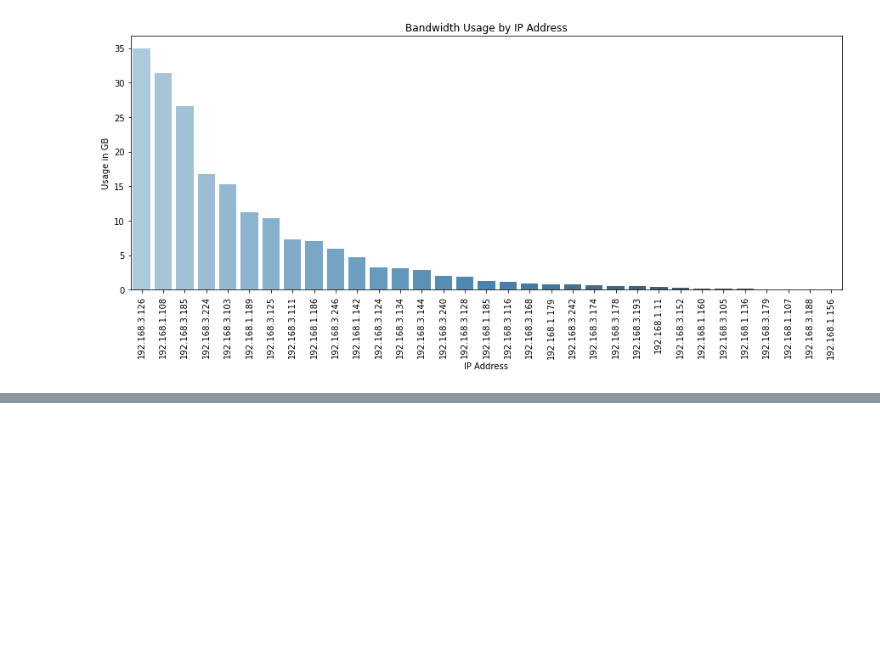
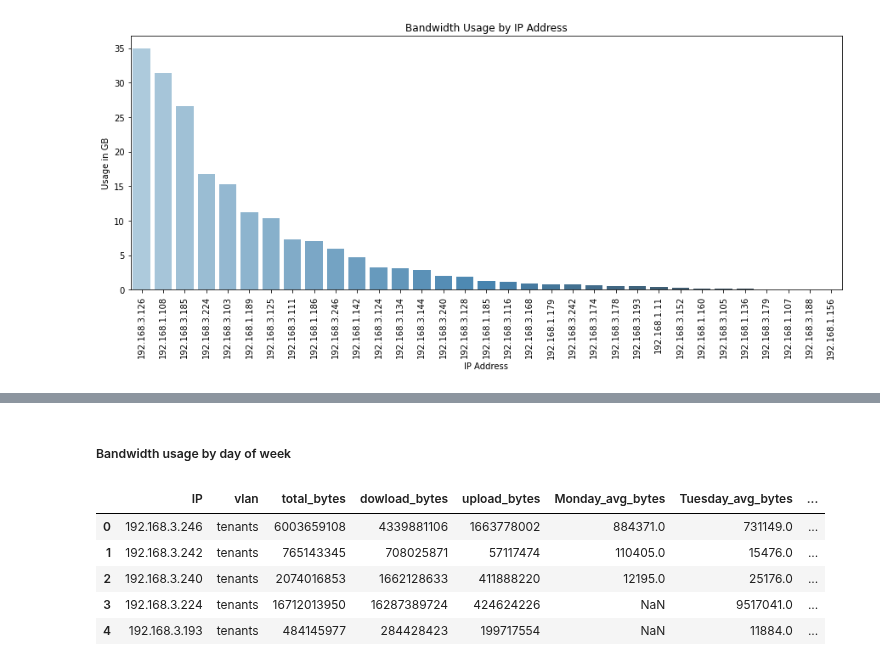
Before and after one commit to JohnnyFoulds/dsm010-2021-oct, a Jupyter notebook: coursework_02/cw02.ipynb, the cells around one changed output, grey strips where cells are left out. Saved outputs shown, nothing was run; the diff lists cells and outputs as text; code cells hidden in the pictures; blank space fills up the shorter version.

Commit message:
Created users dataset with features for clustering

```diff
--- a/coursework_02/cw02.ipynb
+++ b/coursework_02/cw02.ipynb
@@ -764,0 +836,48 @@ plt.show()
+# %% [markdown]
+##### Bandwidth usage by day of week
+# %%
+def get_dayofweek_usage(df_source, dayofweek):
+    """
+    Get the usage for a specific day of the week
+
+    Parameters
+    ----------
+    df_source : pySpark dataframe
+        The source dataframe
+    dayofweek : int
+        The day of the week to get the usage for
+
+    Returns
+    -------
+    df_dayofweek : pySpark dataframe
+        The dataframe with the day of the week usage
+    """
+    day_name = calendar.day_name[dayofweek - 1]
+
+    df_dayofweek_usage = df_source \
+        .select('IP', 'bytes_used') \
+        .where(f'day_of_week == "{dayofweek}"') \
+        .groupBy('IP') \
+        .avg() \
+        .withColumnRenamed('avg(bytes_used)', f'{day_name}_avg_bytes') \
+        .sort('IP', ascending=False).toPandas()
+
+    # change the average bytes to an integer
+    df_dayofweek_usage[f'{day_name}_avg_bytes'] = \
+        df_dayofweek_usage[f'{day_name}_avg_bytes'].astype(int)
+
+    return df_dayofweek_usage
+# %%
+# calculate the average usage for each day of the week
+for i in range(0, 7):
+    df_dayofweek_usage = get_dayofweek_usage(df_minute_vlan, i+1)
+    df_users = df_users.merge(df_dayofweek_usage, on='IP', how='left')
+
+df_users.head()
+# %% [output]
+|  | IP | vlan | total_bytes | dowload_bytes | upload_bytes | Monday_avg_bytes | Tuesday_avg_bytes | ... |
+| 0 | 192.168.3.246 | tenants | 6003659108 | 4339881106 | 1663778002 | 884371.0 | 731149.0 | ... |
+| 1 | 192.168.3.242 | tenants | 765143345 | 708025871 | 57117474 | 110405.0 | 15476.0 | ... |
+| 2 | 192.168.3.240 | tenants | 2074016853 | 1662128633 | 411888220 | 12195.0 | 25176.0 | ... |
+| 3 | 192.168.3.224 | tenants | 16712013950 | 16287389724 | 424624226 | NaN | 9517041.0 | ... |
+| 4 | 192.168.3.193 | tenants | 484145977 | 284428423 | 199717554 | NaN | 11884.0 | ... |
```
Also changed, not shown: parts of 21 cells of this notebook.
